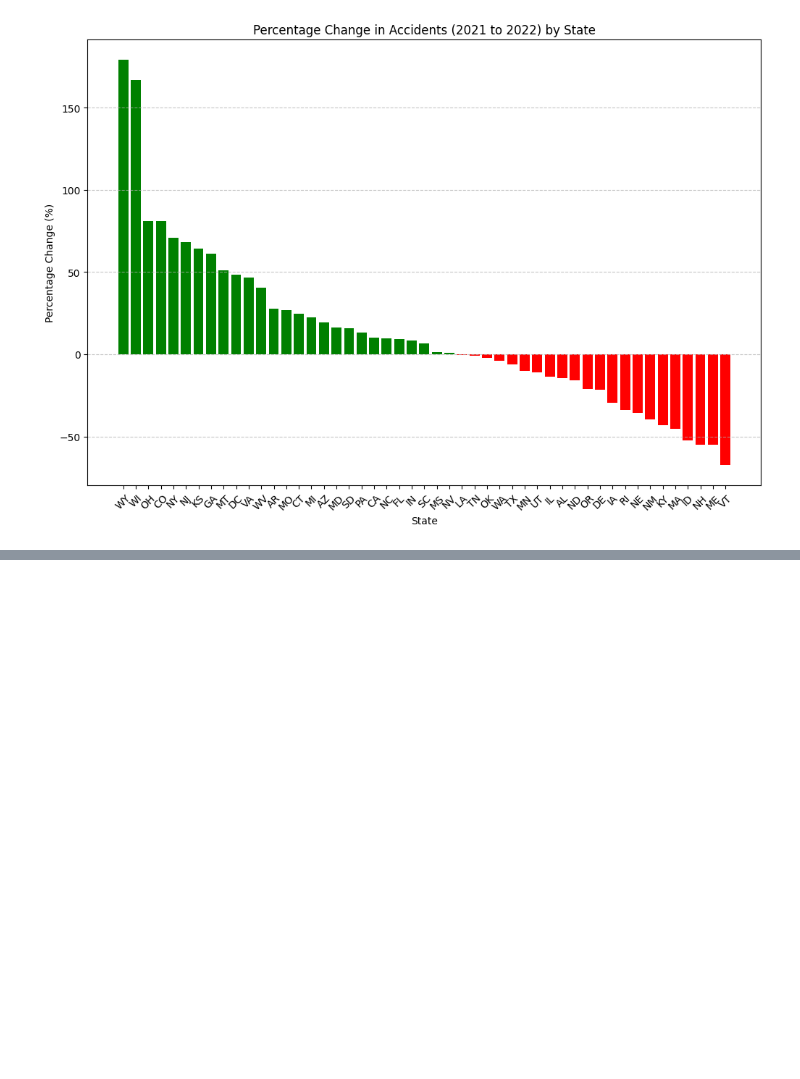
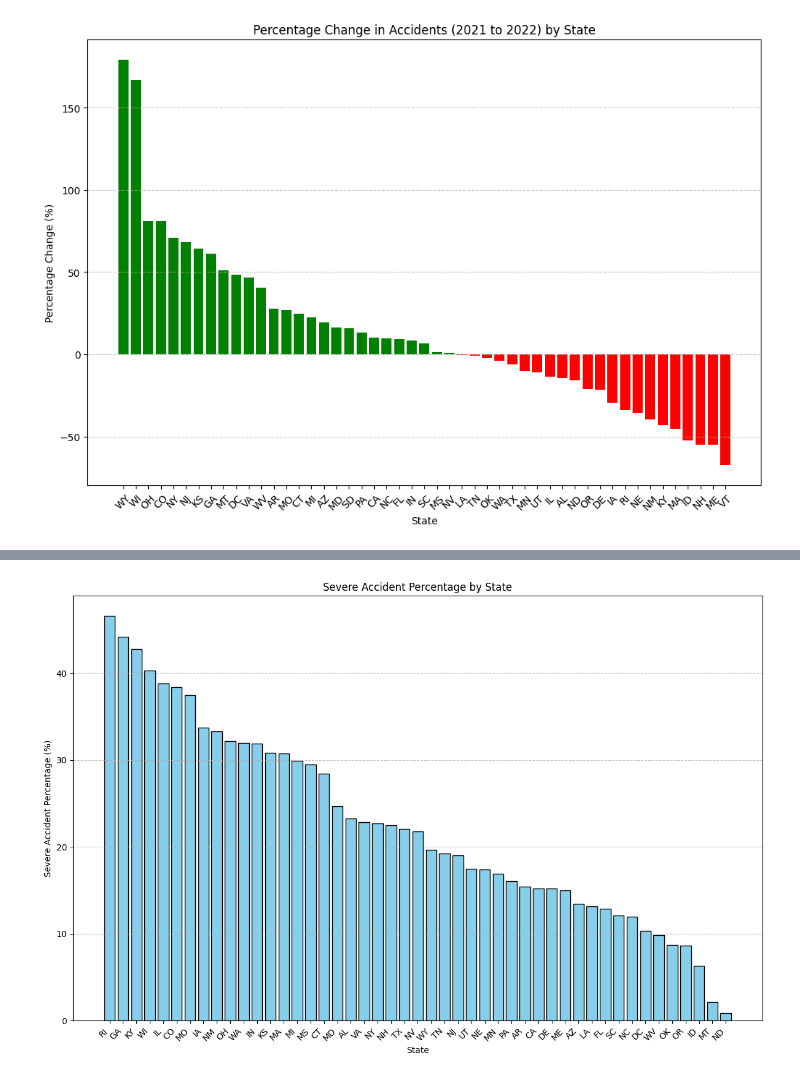
Before and after one commit to bartoszwalk/CSC-1109-FinalAssignment, a Jupyter notebook: visualisations.ipynb, the cells around one changed output, grey strips where cells are left out. Drawn from its saved outputs; the diff is of its cells as text; code cells hidden in the pictures; blank space fills up the shorter version.

Commit message:
Add severity state analysis

```diff
--- a/visualisations.ipynb
+++ b/visualisations.ipynb
@@ -70,0 +74,5 @@ plot_percentage_change(yearly_counts, 2021, 2022)
+# %%
+file_path_severity = 'results/severity_patterns_states/severity_patterns_states_analysis.csv'
+# %%
+severity_states = pd.read_csv(file_path_severity)
+print(severity_states.head())
@@ -70,0 +93,14 @@ plot_percentage_change(yearly_counts, 2021, 2022)
+# %%
+plt.figure(figsize=(12, 8))
+bars = plt.bar(severity_states['state'], severity_states['severe_accident_percentage'], color='skyblue', edgecolor='black')
+
+plt.title('Severe Accident Percentage by State')
+plt.xlabel('State')
+plt.ylabel('Severe Accident Percentage (%)')
+
+plt.xticks(rotation=45, ha='right')
+plt.grid(axis='y', linestyle='--', alpha=0.7)
+plt.tight_layout()
+plt.show()
+# %% [output]
+[figure, added]
```
Also changed, not shown: parts of 5 cells of this notebook, 2 other files.
